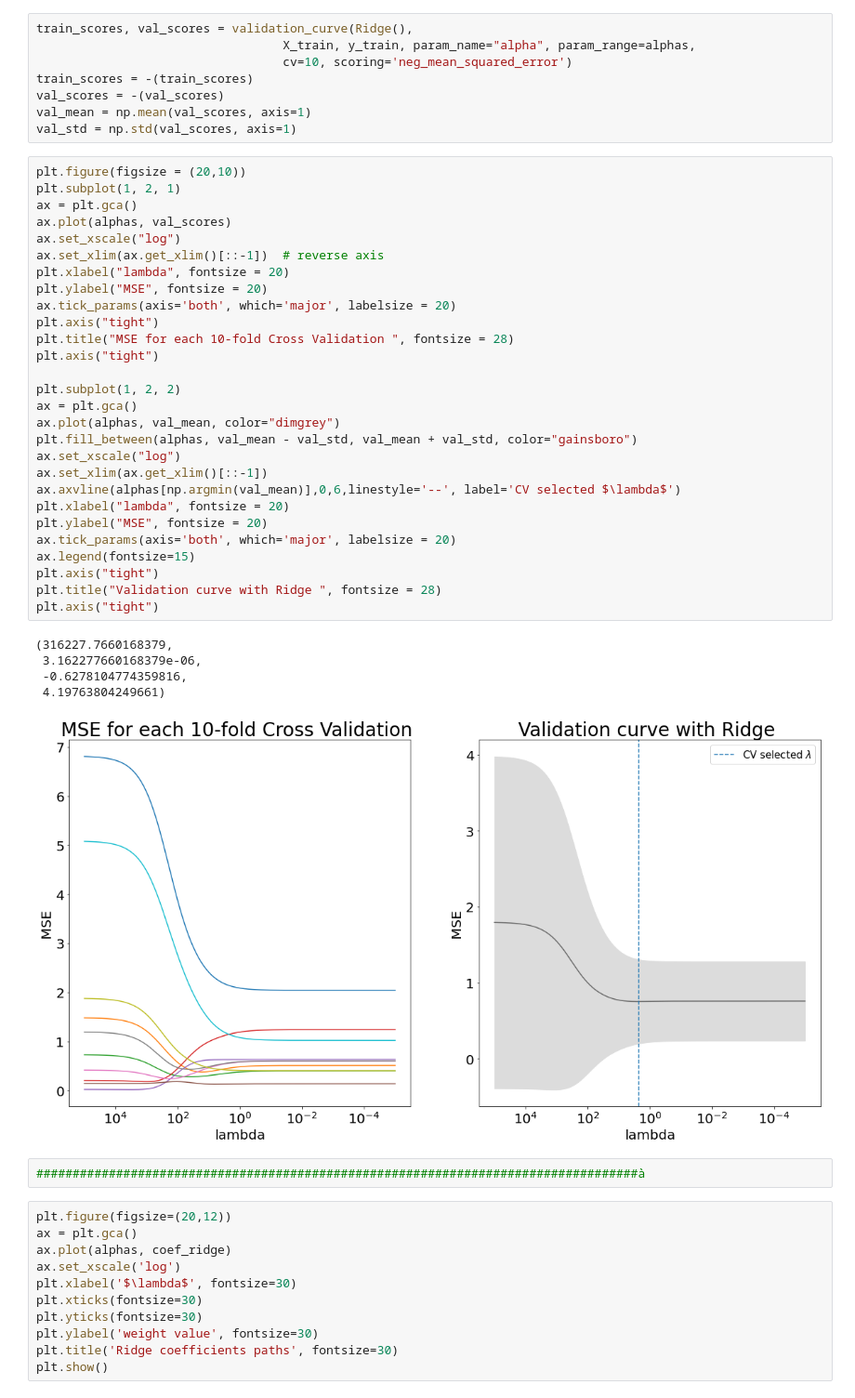
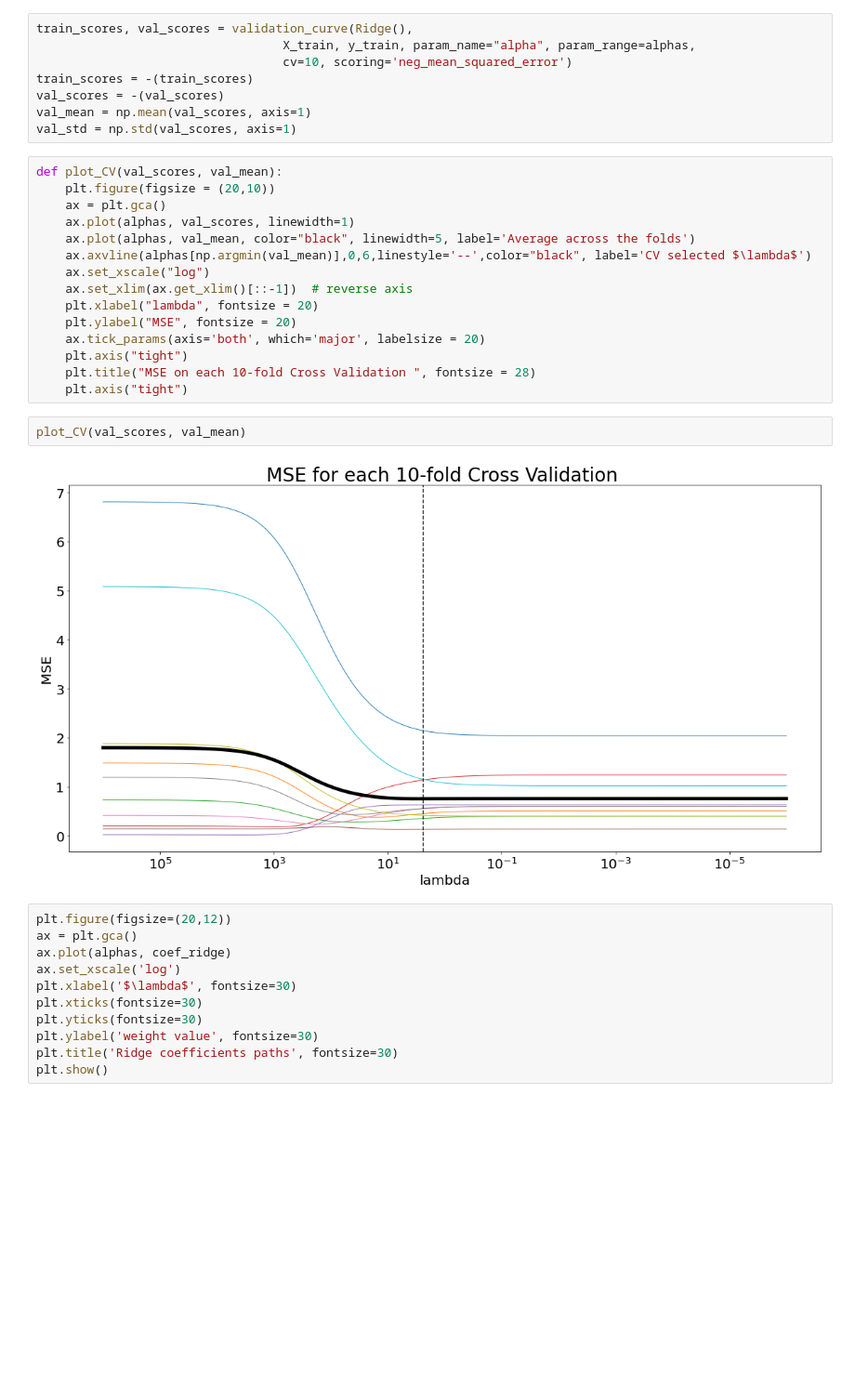
Before and after one commit to s6emschw/RM-project, a Jupyter notebook: Real_data_application.ipynb, the cells around one changed output. Shown at 93% size. Cells and saved outputs as stored; diff of their text form; blank space fills up the shorter version.

Commit message:
def plot_CV

```diff
--- a/Real_data_application.ipynb
+++ b/Real_data_application.ipynb
@@ -244,41 +244,24 @@ val_scores = -(val_scores)
 val_mean = np.mean(val_scores, axis=1)
 val_std = np.std(val_scores, axis=1)
 # %%
-plt.figure(figsize = (20,10))
-plt.subplot(1, 2, 1)
-ax = plt.gca()
-ax.plot(alphas, val_scores)
-ax.set_xscale("log")
-ax.set_xlim(ax.get_xlim()[::-1])  # reverse axis
-plt.xlabel("lambda", fontsize = 20)
-plt.ylabel("MSE", fontsize = 20)
-ax.tick_params(axis='both', which='major', labelsize = 20)
-plt.axis("tight")
-plt.title("MSE for each 10-fold Cross Validation ", fontsize = 28)
-plt.axis("tight")
-
-plt.subplot(1, 2, 2)
-ax = plt.gca()
-ax.plot(alphas, val_mean, color="dimgrey")
-plt.fill_between(alphas, val_mean - val_std, val_mean + val_std, color="gainsboro")
-ax.set_xscale("log")
-ax.set_xlim(ax.get_xlim()[::-1])
-ax.axvline(alphas[np.argmin(val_mean)],0,6,linestyle='--', label='CV selected $\lambda$')
-plt.xlabel("lambda", fontsize = 20)
-plt.ylabel("MSE", fontsize = 20)
-ax.tick_params(axis='both', which='major', labelsize = 20)
-ax.legend(fontsize=15)
-plt.axis("tight")
-plt.title("Validation curve with Ridge ", fontsize = 28)
-plt.axis("tight")
+def plot_CV(val_scores, val_mean):
+    plt.figure(figsize = (20,10))
+    ax = plt.gca()
+    ax.plot(alphas, val_scores, linewidth=1)
+    ax.plot(alphas, val_mean, color="black", linewidth=5, label='Average across the folds')
+    ax.axvline(alphas[np.argmin(val_mean)],0,6,linestyle='--',color="black", label='CV selected $\lambda$')
+    ax.set_xscale("log")
+    ax.set_xlim(ax.get_xlim()[::-1])  # reverse axis
+    plt.xlabel("lambda", fontsize = 20)
+    plt.ylabel("MSE", fontsize = 20)
+    ax.tick_params(axis='both', which='major', labelsize = 20)
+    plt.axis("tight")
+    plt.title("MSE on each 10-fold Cross Validation ", fontsize = 28)
+    plt.axis("tight")
-# %% [output]
-(316227.7660168379,
- 3.162277660168379e-06,
- -0.6278104774359816,
- 4.19763804249661)
-[figure, removed]
-# %%
-###################################################################################à
+# %%
+plot_CV(val_scores, val_mean)
+# %% [output]
+[figure, added]
 # %%
 plt.figure(figsize=(20,12))
 ax = plt.gca()
```
Also changed, not shown: parts of 3 cells of this notebook.
